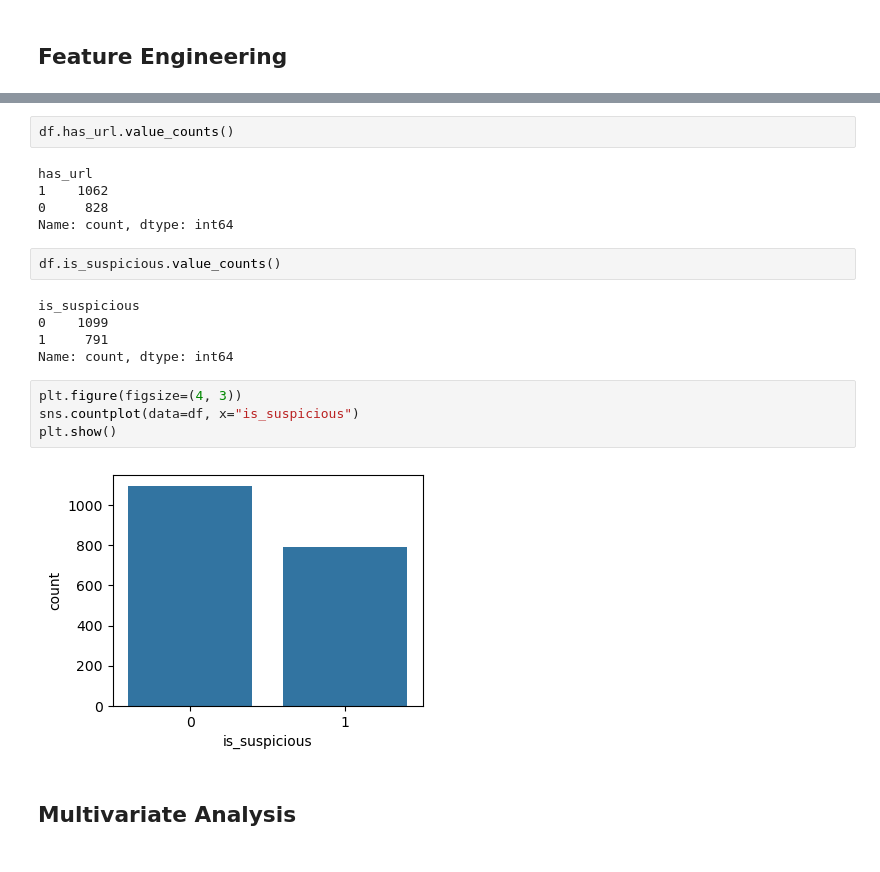
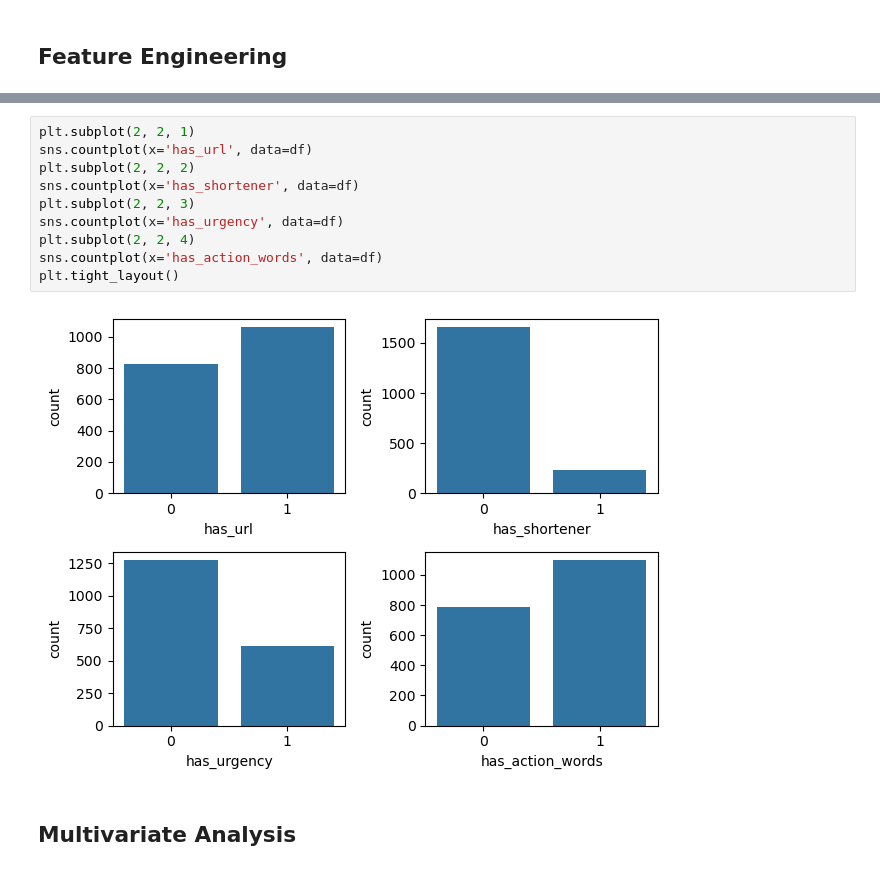
Before and after one commit to Samianadeem2005/WhatsApp_Integrity_Detector, a Jupyter notebook: notebook/EDA.ipynb, the cells around one changed output, grey strips where cells are left out. Cells and saved outputs as stored; diff of their text form.

```diff
--- a/notebook/EDA.ipynb
+++ b/notebook/EDA.ipynb
@@ -134,23 +91,15 @@ Name: count, dtype: int64
-# %%
-df.has_url.value_counts()
-# %% [output]
-has_url
-1    1062
-0     828
-Name: count, dtype: int64
-# %%
-df.is_suspicious.value_counts()
-# %% [output]
-is_suspicious
-0    1099
-1     791
-Name: count, dtype: int64
-# %%
-plt.figure(figsize=(4, 3))
-sns.countplot(data=df, x="is_suspicious")
-plt.show()
-# %% [output]
-[figure, removed]
+# %%
+plt.subplot(2, 2, 1)
+sns.countplot(x='has_url', data=df)
+plt.subplot(2, 2, 2)
+sns.countplot(x='has_shortener', data=df)
+plt.subplot(2, 2, 3)
+sns.countplot(x='has_urgency', data=df)
+plt.subplot(2, 2, 4)
+sns.countplot(x='has_action_words', data=df)
+plt.tight_layout()
+# %% [output]
+[figure, added]
 # %% [markdown]
 ## Multivariate Analysis
 # %%
```
Also changed, not shown: parts of 9 cells of this notebook, 5 other files.
